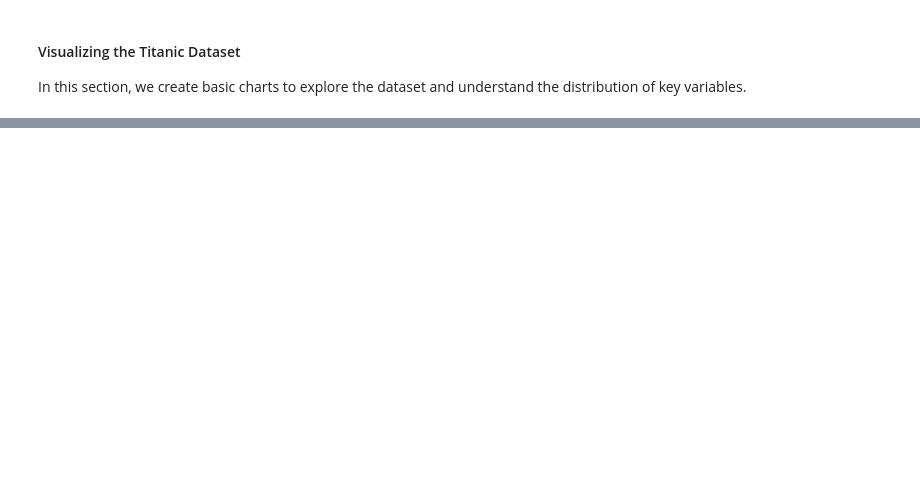
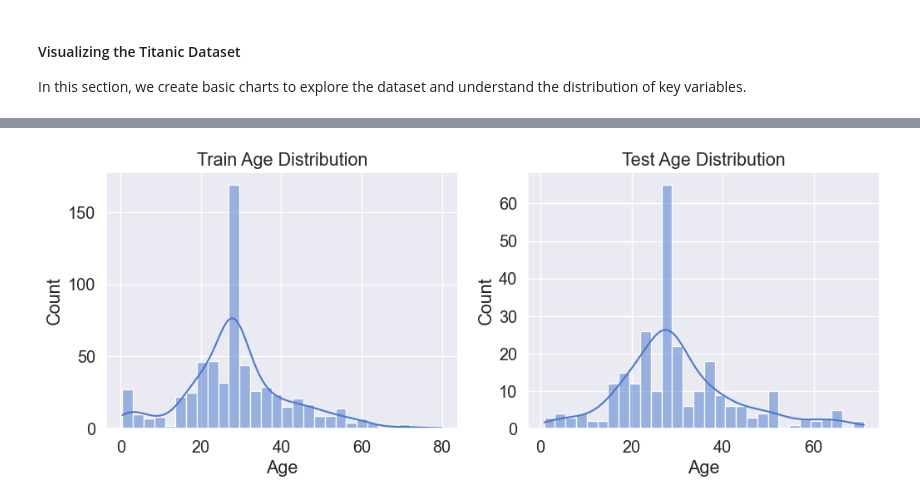
Before and after one commit to MaykInvest/Titanic-analysis, a Jupyter notebook: analysis.ipynb, the cells around one changed output, grey strips where cells are left out. Drawn from its saved outputs; the diff is of its cells as text; code cells hidden in the pictures; blank space fills up the shorter version.

```diff
--- a/analysis.ipynb
+++ b/analysis.ipynb
@@ -111,0 +177,2 @@ df.describe()
+# %%
+dfc = df.copy() #Creates a copy of the DataFrame df and assigns it to dfc. This is useful for preserving the original data while making modifications to the copy.
@@ -232,0 +301,13 @@ plt.show()
+# %%
+# This one is to check the distribution of the 'Age' feature in both the training and testing sets.
+fig, axes = plt.subplots(1, 2, figsize=(12,4))
+
+sns.histplot(X_train['Age'], bins=30, kde=True, ax=axes[0])
+axes[0].set_title("Train Age Distribution")
+
+sns.histplot(X_test['Age'], bins=30, kde=True, ax=axes[1])
+axes[1].set_title("Test Age Distribution")
+
+plt.show()
+# %% [output]
+[figure, added]
```
Also changed, not shown: parts of 49 cells of this notebook.
